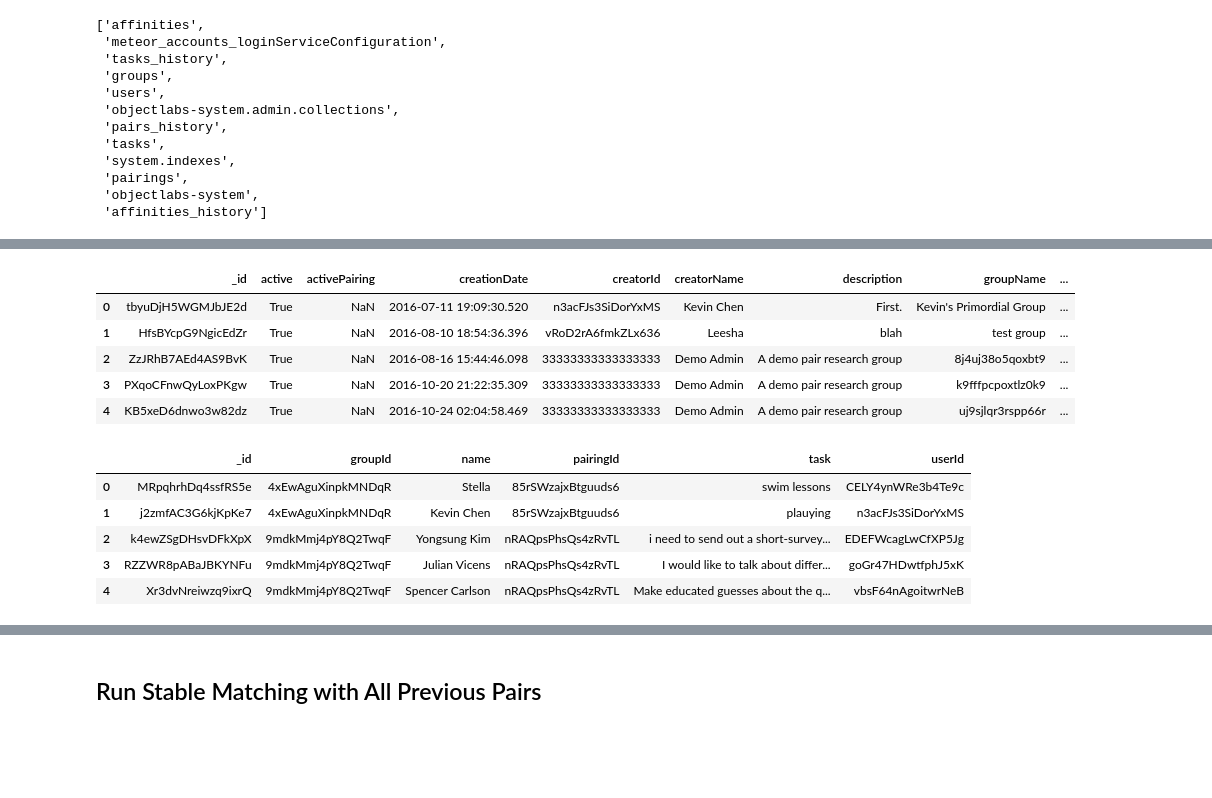
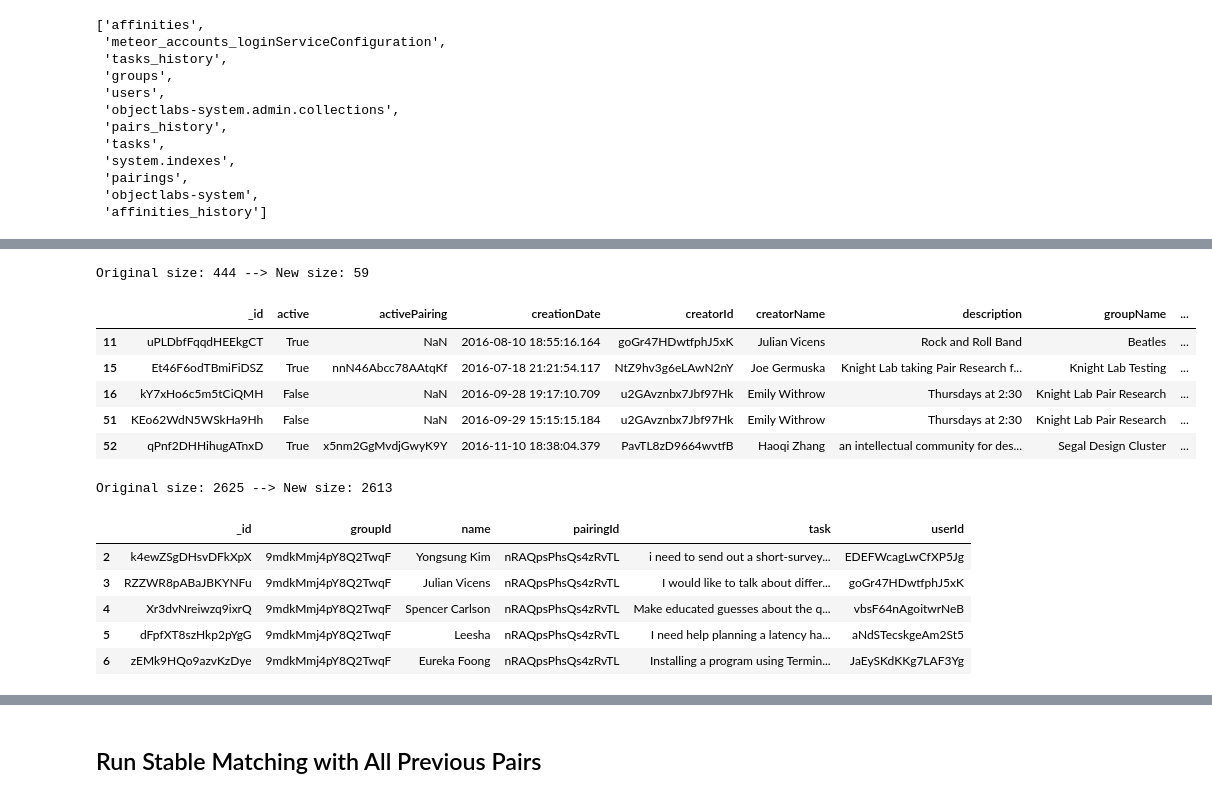
Before and after one commit to melissachen2000/pair-research-matching-alg, a Jupyter notebook: stable-matching/StableRoommatesMatching.ipynb, the cells around one changed output, grey strips where cells are left out. Cells and saved outputs as stored; diff of their text form; code cells hidden in the pictures; blank space fills up the shorter version.

```diff
--- a/stable-matching/StableRoommatesMatching.ipynb
+++ b/stable-matching/StableRoommatesMatching.ipynb
@@ -282,25 +319,56 @@ users.head()
 | 2 | bZEjadPH7KrjM9PfD | 2016-11-10 19:19:34.147 | [{'address': 'ampiper@northwester... | [{'groupId': 'qPnf2DHHihugATnxD',... | {'fullName': 'ampiper@northwester... | {'password': {}} |
 | 3 | 8mRni9ixefux6bSz9 | 2016-12-09 01:55:36.706 | [{'address': 'hscho122@kaist.ac.k... | [] | {'fullName': 'hscho122@kaist.ac.kr'} | {'password': {}} |
 | 4 | JXCrPvRJwM5pK4Wk7 | 2017-01-05 07:05:46.455 | [{'address': 'artydeveloperduck@g... | [] | {'fullName': 'Deokseong', 'avatar... | {'password': {'bcrypt': '$2a$10$O... |
-# %%
-groups = pd.DataFrame(list(db.groups.find()))
-groups.head()
-# %% [output]
-|  | _id | active | activePairing | creationDate | creatorId | creatorName | description | groupName | ... |
-| 0 | tbyuDjH5WGMJbJE2d | True | NaN | 2016-07-11 19:09:30.520 | n3acFJs3SiDorYxMS | Kevin Chen | First. | Kevin's Primordial Group | ... |
-| 1 | HfsBYcpG9NgicEdZr | True | NaN | 2016-08-10 18:54:36.396 | vRoD2rA6fmkZLx636 | Leesha | blah | test group | ... |
-| 2 | ZzJRhB7AEd4AS9BvK | True | NaN | 2016-08-16 15:44:46.098 | 33333333333333333 | Demo Admin | A demo pair research group | 8j4uj38o5qoxbt9 | ... |
-| 3 | PXqoCFnwQyLoxPKgw | True | NaN | 2016-10-20 21:22:35.309 | 33333333333333333 | Demo Admin | A demo pair research group | k9fffpcpoxtlz0k9 | ... |
-| 4 | KB5xeD6dnwo3w82dz | True | NaN | 2016-10-24 02:04:58.469 | 33333333333333333 | Demo Admin | A demo pair research group | uj9sjlqr3rspp66r | ... |
-# %%
-tasks_history = pd.DataFrame(list(db.tasks_history.find()))
-tasks_history.head()
-# %% [output]
-|  | _id | groupId | name | pairingId | task | userId |
-| 0 | MRpqhrhDq4ssfRS5e | 4xEwAguXinpkMNDqR | Stella | 85rSWzajxBtguuds6 | swim lessons | CELY4ynWRe3b4Te9c |
-| 1 | j2zmfAC3G6kjKpKe7 | 4xEwAguXinpkMNDqR | Kevin Chen | 85rSWzajxBtguuds6 | plauying | n3acFJs3SiDorYxMS |
-| 2 | k4ewZSgDHsvDFkXpX | 9mdkMmj4pY8Q2TwqF | Yongsung Kim | nRAQpsPhsQs4zRvTL | i need to send out a short-survey... | EDEFWcagLwCfXP5Jg |
-| 3 | RZZWR8pABaJBKYNFu | 9mdkMmj4pY8Q2TwqF | Julian Vicens | nRAQpsPhsQs4zRvTL | I would like to talk about differ... | goGr47HDwtfphJ5xK |
-| 4 | Xr3dvNreiwzq9ixrQ | 9mdkMmj4pY8Q2TwqF | Spencer Carlson | nRAQpsPhsQs4zRvTL | Make educated guesses about the q... | vbsF64nAgoitwrNeB |
+# %%
+groups = pd.DataFrame(list(db.groups.find()))
+
+# remove testing groups
+group_creator_ignore_list = ['Demo Admin', 'ykykykykykykykykykyk', 'Stella', 'Kevin Northwestern',
+                             'Kevin Chen', 'Leesha', 'Jennie']
+group_ignore_ids = groups[groups['creatorName'].isin(group_creator_ignore_list)]['_id'].unique()
+
+# subset groups by id
+groups_orig_size = len(groups)
+groups_new_size = 0
+
+groups = groups[~groups['_id'].isin(group_ignore_ids)]
+
+# print change in size
+groups_new_size = len(groups)
+print('Original size: {} --> New size: {}'.format(groups_orig_size, groups_new_size))
+
+# display task history
+groups.head()
+# %% [output]
+Original size: 444 --> New size: 59
+|  | _id | active | activePairing | creationDate | creatorId | creatorName | description | groupName | ... |
+| 11 | uPLDbfFqqdHEEkgCT | True | NaN | 2016-08-10 18:55:16.164 | goGr47HDwtfphJ5xK | Julian Vicens | Rock and Roll Band | Beatles | ... |
+| 15 | Et46F6odTBmiFiDSZ | True | nnN46Abcc78AAtqKf | 2016-07-18 21:21:54.117 | NtZ9hv3g6eLAwN2nY | Joe Germuska | Knight Lab taking Pair Research f... | Knight Lab Testing | ... |
+| 16 | kY7xHo6c5m5tCiQMH | False | NaN | 2016-09-28 19:17:10.709 | u2GAvznbx7Jbf97Hk | Emily Withrow | Thursdays at 2:30 | Knight Lab Pair Research | ... |
+| 51 | KEo62WdN5WSkHa9Hh | False | NaN | 2016-09-29 15:15:15.184 | u2GAvznbx7Jbf97Hk | Emily Withrow | Thursdays at 2:30 | Knight Lab Pair Research | ... |
+| 52 | qPnf2DHHihugATnxD | True | x5nm2GgMvdjGwyK9Y | 2016-11-10 18:38:04.379 | PavTL8zD9664wvtfB | Haoqi Zhang | an intellectual community for des... | Segal Design Cluster | ... |
+# %%
+tasks_history = pd.DataFrame(list(db.tasks_history.find()))
+
+# remove bad groups
+tasks_history_orig_size = len(tasks_history)
+tasks_history_new_size = 0
+
+tasks_history = tasks_history[~tasks_history['groupId'].isin(group_ignore_ids)]
+
+# print change in size
+tasks_history_new_size = len(tasks_history)
+print('Original size: {} --> New size: {}'.format(tasks_history_orig_size, tasks_history_new_size))
+
+# display task history
+tasks_history.head()
+# %% [output]
+Original size: 2625 --> New size: 2613
+|  | _id | groupId | name | pairingId | task | userId |
+| 2 | k4ewZSgDHsvDFkXpX | 9mdkMmj4pY8Q2TwqF | Yongsung Kim | nRAQpsPhsQs4zRvTL | i need to send out a short-survey... | EDEFWcagLwCfXP5Jg |
+| 3 | RZZWR8pABaJBKYNFu | 9mdkMmj4pY8Q2TwqF | Julian Vicens | nRAQpsPhsQs4zRvTL | I would like to talk about differ... | goGr47HDwtfphJ5xK |
+| 4 | Xr3dvNreiwzq9ixrQ | 9mdkMmj4pY8Q2TwqF | Spencer Carlson | nRAQpsPhsQs4zRvTL | Make educated guesses about the q... | vbsF64nAgoitwrNeB |
+| 5 | dFpfXT8szHkp2pYgG | 9mdkMmj4pY8Q2TwqF | Leesha | nRAQpsPhsQs4zRvTL | I need help planning a latency ha... | aNdSTecskgeAm2St5 |
+| 6 | zEMk9HQo9azvKzDye | 9mdkMmj4pY8Q2TwqF | Eureka Foong | nRAQpsPhsQs4zRvTL | Installing a program using Termin... | JaEySKdKKg7LAF3Yg |
 # %%
 pairings = pd.DataFrame(list(db.pairings.find()))
```
Also changed, not shown: parts of 48 cells of this notebook, 1 other file.
